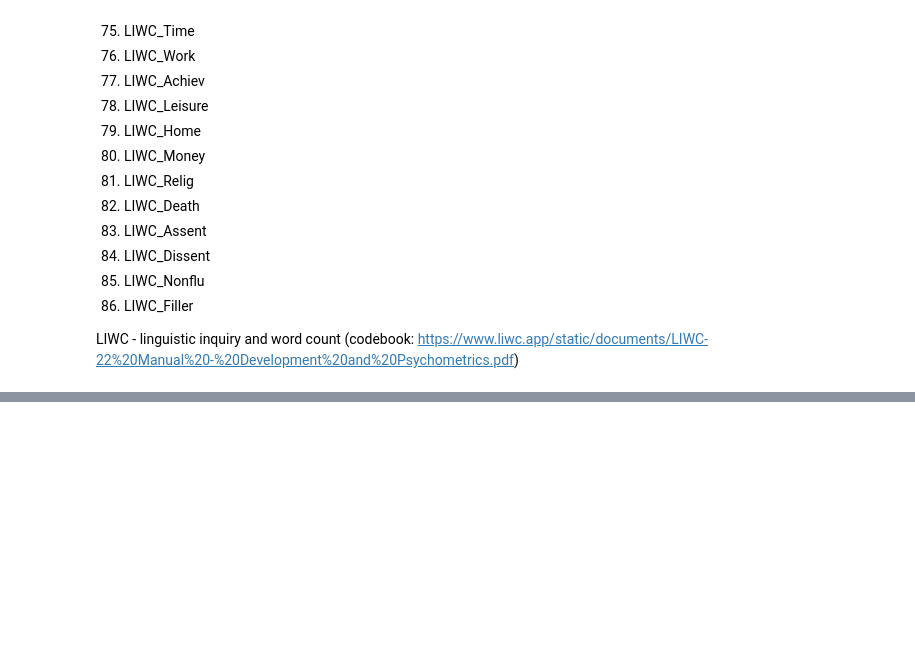
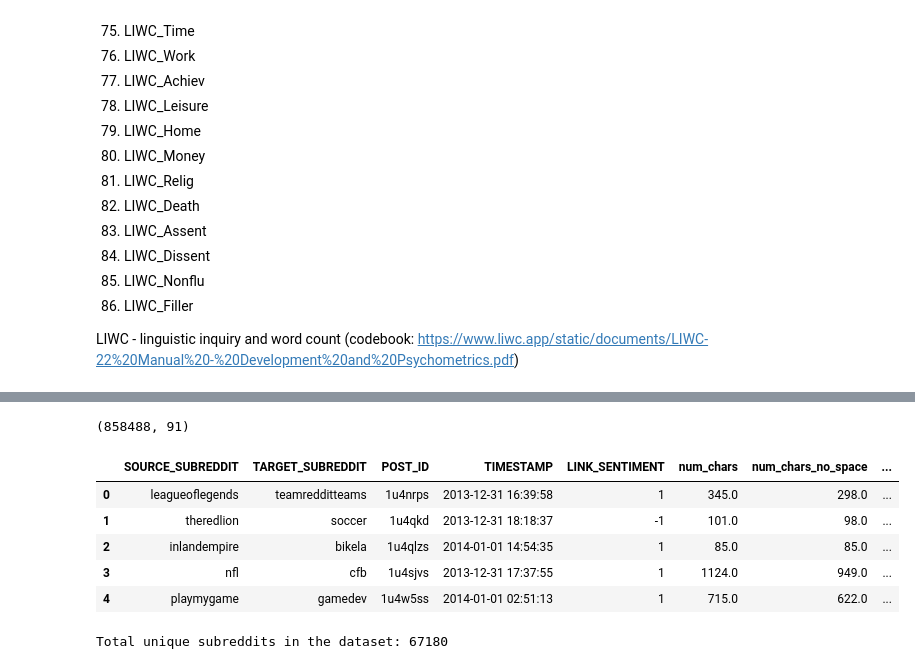
Before and after one commit to Darioliu28/ada-2025-project-djnpsgroup2025, a Jupyter notebook: proof_of_concept.ipynb, the cells around one changed output, grey strips where cells are left out. Saved outputs shown, nothing was run; the diff lists cells and outputs as text; code cells hidden in the pictures; blank space fills up the shorter version.

```diff
--- a/proof_of_concept.ipynb
+++ b/proof_of_concept.ipynb
@@ -1496,0 +134,52 @@ NameError: name 'df' is not defined
+# %%
+
+# Example: assume you already have df_body loaded
+# df_body = pd.read_csv("soc-redditHyperlinks-body.tsv", sep="\t")
+
+# Step 1. Create the list of column names for POST_PROPERTIES
+post_props_cols = [
+    "num_chars", "num_chars_no_space", "frac_alpha", "frac_digits",
+    "frac_upper", "frac_spaces", "frac_special", "num_words",
+    "num_unique_words", "num_long_words", "avg_word_length",
+    "num_unique_stopwords", "frac_stopwords", "num_sentences",
+    "num_long_sentences", "avg_chars_per_sentence", "avg_words_per_sentence",
+    "readability_index", "sent_pos", "sent_neg", "sent_compound",
+    "LIWC_Funct", "LIWC_Pronoun", "LIWC_Ppron", "LIWC_I", "LIWC_We",
+    "LIWC_You", "LIWC_SheHe", "LIWC_They", "LIWC_Ipron", "LIWC_Article",
+    "LIWC_Verbs", "LIWC_AuxVb", "LIWC_Past", "LIWC_Present", "LIWC_Future",
+    "LIWC_Adverbs", "LIWC_Prep", "LIWC_Conj", "LIWC_Negate", "LIWC_Quant",
+    "LIWC_Numbers", "LIWC_Swear", "LIWC_Social", "LIWC_Family",
+    "LIWC_Friends", "LIWC_Humans", "LIWC_Affect", "LIWC_Posemo",
+    "LIWC_Negemo", "LIWC_Anx", "LIWC_Anger", "LIWC_Sad", "LIWC_CogMech",
+    "LIWC_Insight", "LIWC_Cause", "LIWC_Discrep", "LIWC_Tentat",
+    "LIWC_Certain", "LIWC_Inhib", "LIWC_Incl", "LIWC_Excl", "LIWC_Percept",
+    "LIWC_See", "LIWC_Hear", "LIWC_Feel", "LIWC_Bio", "LIWC_Body",
+    "LIWC_Health", "LIWC_Sexual", "LIWC_Ingest", "LIWC_Relativ",
+    "LIWC_Motion", "LIWC_Space", "LIWC_Time", "LIWC_Work", "LIWC_Achiev",
+    "LIWC_Leisure", "LIWC_Home", "LIWC_Money", "LIWC_Relig", "LIWC_Death",
+    "LIWC_Assent", "LIWC_Dissent", "LIWC_Nonflu", "LIWC_Filler"
+]
+
+#  Split POST_PROPERTIES into columns
+df_combined[post_props_cols] = df_combined["PROPERTIES"].str.split(",", expand=True).astype(float)
+df_combined = df_combined.drop(columns=["PROPERTIES"])
+# %%
+df_combined.shape
+# %% [output]
+(858488, 91)
+# %%
+df_combined.head()
+# %% [output]
+|  | SOURCE_SUBREDDIT | TARGET_SUBREDDIT | POST_ID | TIMESTAMP | LINK_SENTIMENT | num_chars | num_chars_no_space | ... |
+| 0 | leagueoflegends | teamredditteams | 1u4nrps | 2013-12-31 16:39:58 | 1 | 345.0 | 298.0 | ... |
+| 1 | theredlion | soccer | 1u4qkd | 2013-12-31 18:18:37 | -1 | 101.0 | 98.0 | ... |
+| 2 | inlandempire | bikela | 1u4qlzs | 2014-01-01 14:54:35 | 1 | 85.0 | 85.0 | ... |
+| 3 | nfl | cfb | 1u4sjvs | 2013-12-31 17:37:55 | 1 | 1124.0 | 949.0 | ... |
+| 4 | playmygame | gamedev | 1u4w5ss | 2014-01-01 02:51:13 | 1 | 715.0 | 622.0 | ... |
+# %%
+# Combine both source and target columns, then count the unique subreddits
+total_unique_subreddits = pd.concat([df_combined['SOURCE_SUBREDDIT'], df_combined['TARGET_SUBREDDIT']]).nunique()
+
+print(f"Total unique subreddits in the dataset: {total_unique_subreddits}")
+# %% [output]
+Total unique subreddits in the dataset: 67180
```
Also changed, not shown: parts of 48 cells of this notebook, 6 other files.
